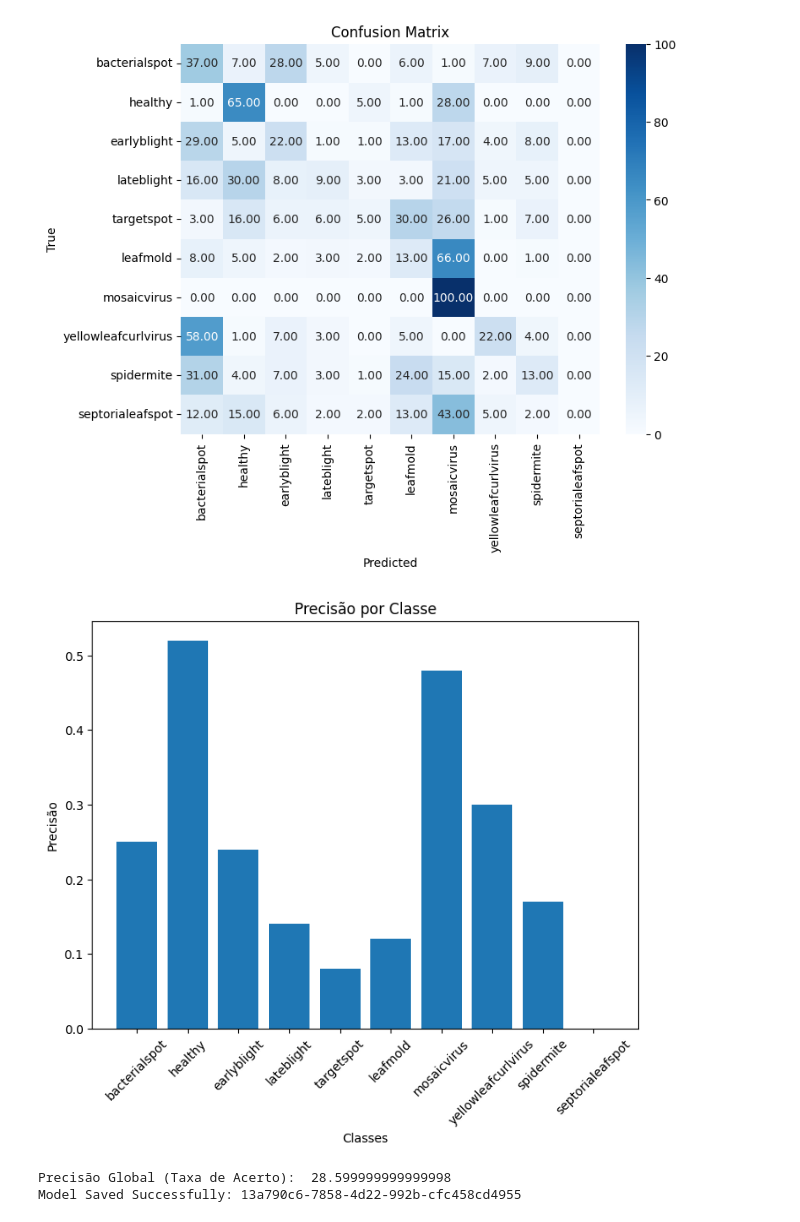
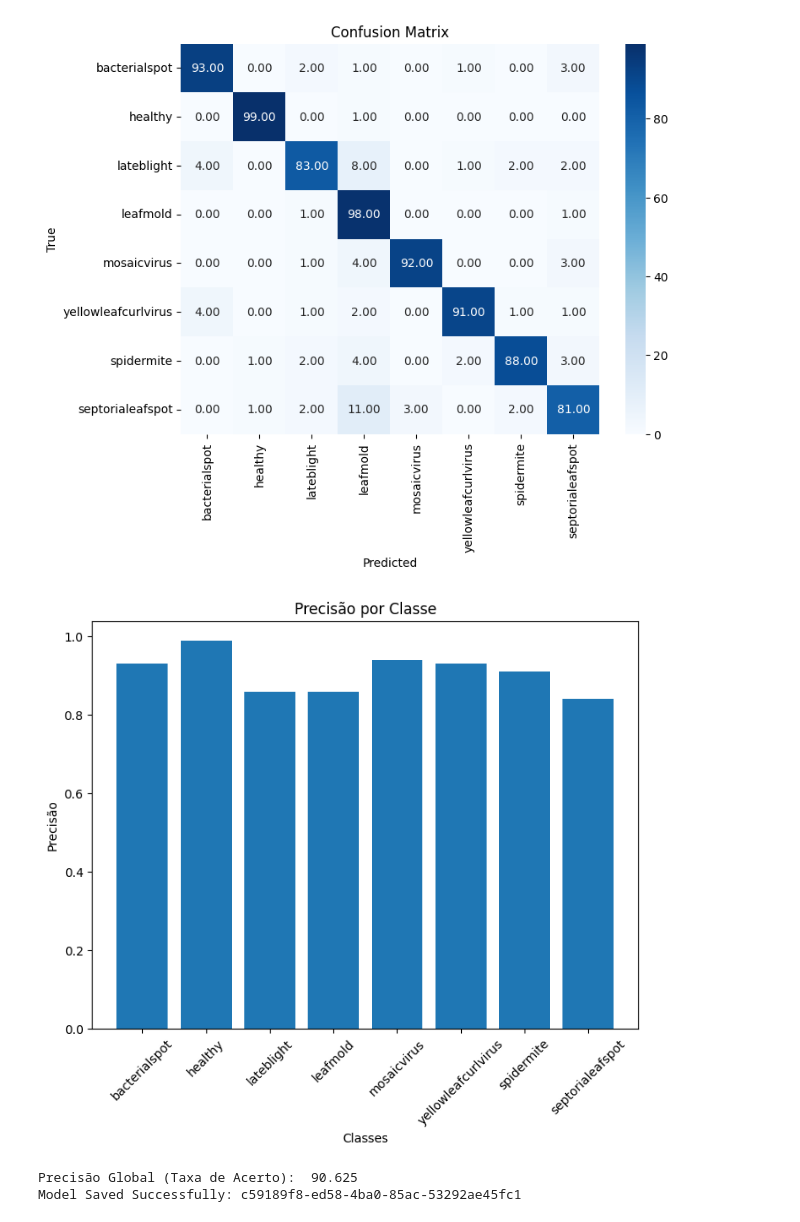
Before and after one commit to jorgermduarte/isec-ic, a Jupyter notebook: phase1/train.ipynb, the cells around one changed output. Drawn from its saved outputs; the diff is of its cells as text; code cells hidden in the pictures.

```diff
--- a/phase1/train.ipynb
+++ b/phase1/train.ipynb
@@ -40,7 +46,7 @@ def load_images_from_folder(folder):
 
             for filename in os.listdir(subfolder_path):
                 img = Image.open(os.path.join(subfolder_path, filename))
-                #img = img.resize((224, 224)) # default is 256
+                img = img.resize((64, 64)) # default is 256
                 img = np.array(img) / 255.0  # normalization of the pixel values between 0 and 1
                 images.append(img)
                 labels.append(categories.index(category))  # index of the category in the list of categories
@@ -76,13 +82,20 @@ Loading images from category: targetspot and subfolder: tomato_targetspot
 Loading images from category: yellowleafcurlvirus and subfolder: tomato_yellowleafcurlvirus
 Finished to load the test images
 # %%
-total_epochs = 5
+total_epochs = 100
 model_uuid = uuid.uuid4()
-learning_rate = 0.01
-# adam, sgd
-optimizer_name = "sgd"
+learning_rate = 0.001
+# adam, sgd, rmsprop, adadelta, Nadam, adagrad, ftrl
+optimizer_name = "adam"
 # sparse_categorical_crossentropy, mean_squared_error
 loss_function = "sparse_categorical_crossentropy"
+size_img = "64x64"
+
+total_neuronios_camada_1 = 128 # default era 128
+total_neuronios_camada_2 = 128 # default era 64
+total_neuronios_camada_3 = 64
+# relu, elu,
+activation_function = "elu" # default was relu
 
 print("Updated variables")
 
@@ -94,10 +107,11 @@ print("Number of test images: " + str(len(x_test)))
 
 print("Creating the MLP network")
 model = keras.Sequential([
-    keras.layers.Flatten(input_shape=(256, 256, 3)),
-    keras.layers.Dense(128, activation='relu'),
-    keras.layers.Dense(64, activation='relu'),
-    keras.layers.Dense(10, activation='softmax') # we have 10 different classes to classify
+    keras.layers.Flatten(input_shape=(64, 64, 3)), # original is 256,256
+    keras.layers.Dense(total_neuronios_camada_1, activation=activation_function), # default was relu
+    keras.layers.Dense(total_neuronios_camada_2, activation=activation_function), # default was relu
+    keras.layers.Dense(total_neuronios_camada_3, activation=activation_function), # default was relu
+    keras.layers.Dense(8, activation='softmax') # we have 10 different classes to classify
 ])
 print("Finished creating the MLP Model")
 
@@ -107,6 +121,17 @@ if optimizer_name.lower() == "adam":
     optimizer = Adam(learning_rate=learning_rate)
 elif optimizer_name.lower() == "sgd":
     optimizer = SGD(learning_rate=learning_rate)
+elif optimizer_name.lower() == "rmsprop":
+    optimizer = RMSprop(learning_rate=learning_rate)
+elif optimizer_name.lower() == "adadelta":
+    optimizer = Adadelta()
+    learning_rate = 0
+elif optimizer_name.lower() == "nadam":
+    optimizer = Nadam(learning_rate=learning_rate)
+elif optimizer_name.lower() == "adagrad":
+    optimizer = Adagrad(learning_rate=learning_rate)
+elif optimizer_name.lower() == "ftrl":
+    optimizer = Ftrl(learning_rate=learning_rate)
 else:
     print("optimizer not detected")
     # Lidar com outros otimizadores, se necessário
@@ -155,7 +177,7 @@ print(confusion)
 row_sums = confusion.sum(axis=1, keepdims=True)
 percent_confusion = (confusion / row_sums) * 100
 
-file_name = f"{output_dir}{model_uuid}_confusion_matrix_{optimizer_name}_lr{learning_rate}_epochs{total_epochs}_lf{loss_function}.png"
+file_name = f"{output_dir}{model_uuid}_confusion_matrix_{optimizer_name}_lr{learning_rate}_epochs{total_epochs}_lf{loss_function}_{size_img}_nc1_{total_neuronios_camada_1}_{activation_function}_nc2_{total_neuronios_camada_2}_nc3_{total_neuronios_camada_3}_{activation_function}_8class.png"
 
 # Plotar a matriz de confusão como uma imagem
 plt.figure(figsize=(8, 6))
@@ -186,7 +208,7 @@ for line in lines[2:-3]:
         categories_classification.append(category)
         precision.append(p)
 
-file_name = f"{output_dir}{model_uuid}_precision_{optimizer_name}_lr{learning_rate}_epochs{total_epochs}_lf{loss_function}.png"
+file_name = f"{output_dir}{model_uuid}_precision_{optimizer_name}_lr{learning_rate}_epochs{total_epochs}_lf{loss_function}_{size_img}_nc1_{total_neuronios_camada_1}_{activation_function}_nc2_{total_neuronios_camada_2}_nc3_{total_neuronios_camada_3}_{activation_function}_8class.png"
 
 # Plotar um gráfico de barras
 plt.figure(figsize=(8, 6))
@@ -203,7 +225,7 @@ global_accuracy = accuracy_score(y_test, y_pred_classes) * 100
 print("Precisão Global (Taxa de Acerto): ", global_accuracy)
 
 # save the model
-model_file_name = f"{output_dir}{global_accuracy}_{model_uuid}_model_{optimizer_name}_lr{learning_rate}_epochs{total_epochs}_lf{loss_function}.keras"
+model_file_name = f"{output_dir}{global_accuracy}_{model_uuid}_model_{optimizer_name}_lr{learning_rate}_epochs{total_epochs}_lf{loss_function}_{size_img}_nc1_{total_neuronios_camada_1}_{activation_function}_nc2_{total_neuronios_camada_2}_nc3_{total_neuronios_camada_3}_{activation_function}_8class.keras"
 
 model.save(model_file_name)
 print("Model Saved Successfully: " + str(model_uuid));
@@ -223,4 +243,4 @@ Confusion Matrix:
-[figure, old version]
+[figure, new version]
-[figure, old version]
+[figure, new version]
-Precisão Global (Taxa de Acerto):  28.599999999999998
-Model Saved Successfully: 13a790c6-7858-4d22-992b-cfc458cd4955
+Precisão Global (Taxa de Acerto):  90.625
+Model Saved Successfully: c59189f8-ed58-4ba0-85ac-53292ae45fc1
```
Also changed, not shown: parts of 5 cells of this notebook, 49 other files.
